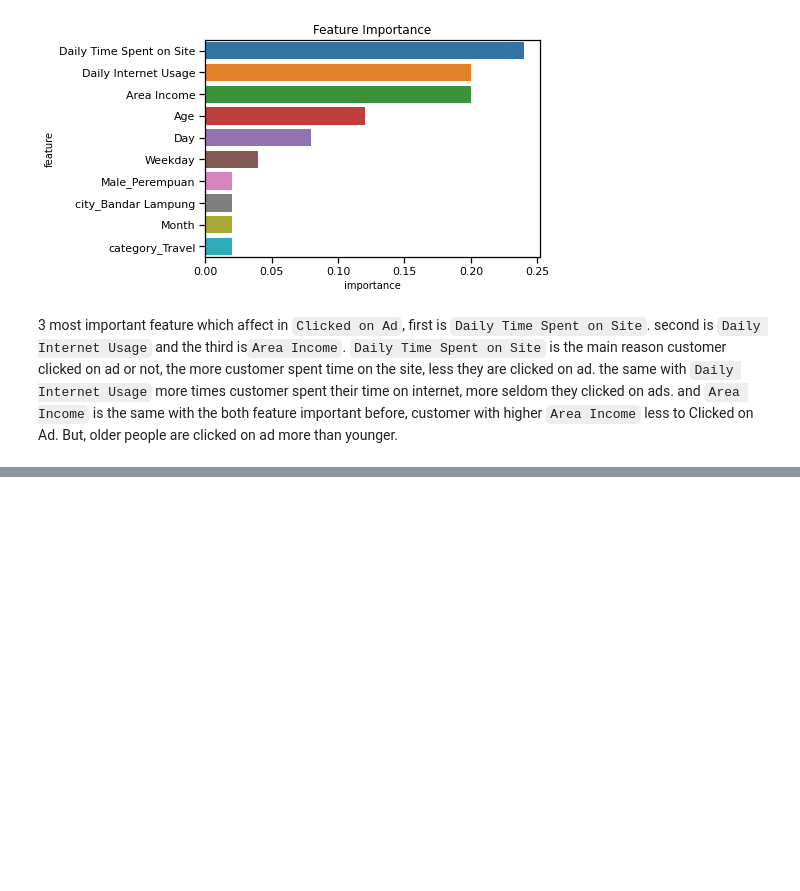
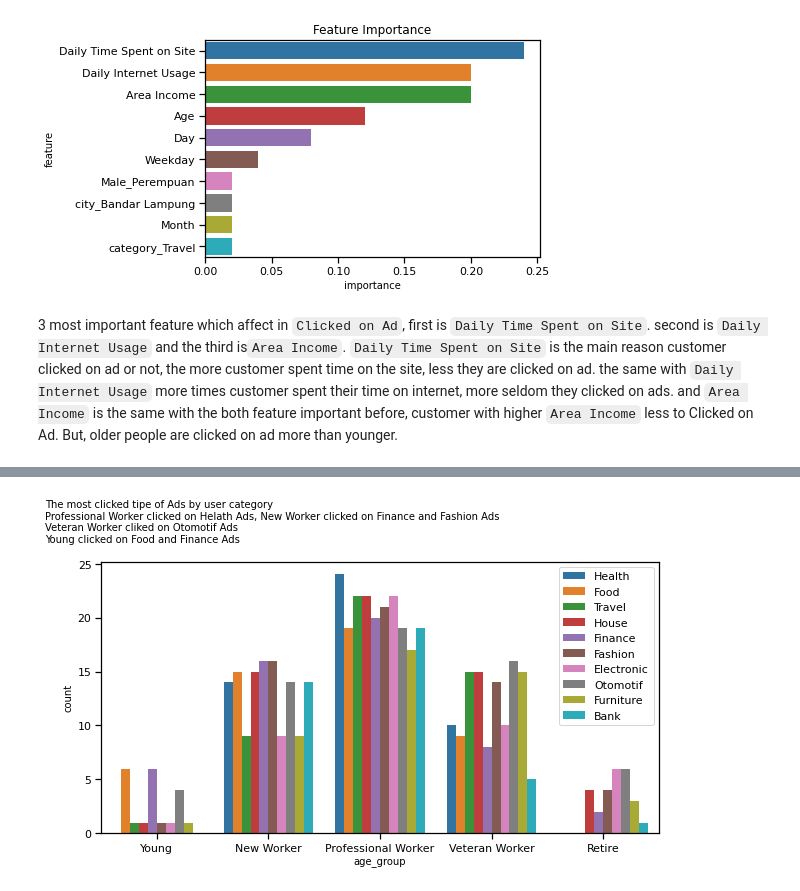
Before and after one commit to Hana5i/Predict-Customer-Clicked-Ads-Classification, a Jupyter notebook: ads_classification.ipynb, the cells around one changed output, grey strips where cells are left out. Drawn from its saved outputs; the diff is of its cells as text; code cells hidden in the pictures; blank space fills up the shorter version.

```diff
--- a/ads_classification.ipynb
+++ b/ads_classification.ipynb
@@ -1065,0 +1183,9 @@ Text(0.5, 1.0, 'Feature Importance')
+# %%
+
+plt.figure(figsize=(10,5))
+sns.countplot(x='age_group', hue='category',data=bisnis[bisnis['Clicked on Ad']=='Yes'])
+plt.text(x=-1,y=27,s='The most clicked tipe of Ads by user category\nProfessional Worker clicked on Helath Ads, New Worker clicked on Finance and Fashion Ads\nVeteran Worker cliked on Otomotif Ads\nYoung clicked on Food and Finance Ads')
+plt.legend(bbox_to_anchor=(1,1))
+plt.show()
+# %% [output]
+[figure, added]
```
Also changed, not shown: parts of 29 cells of this notebook.
